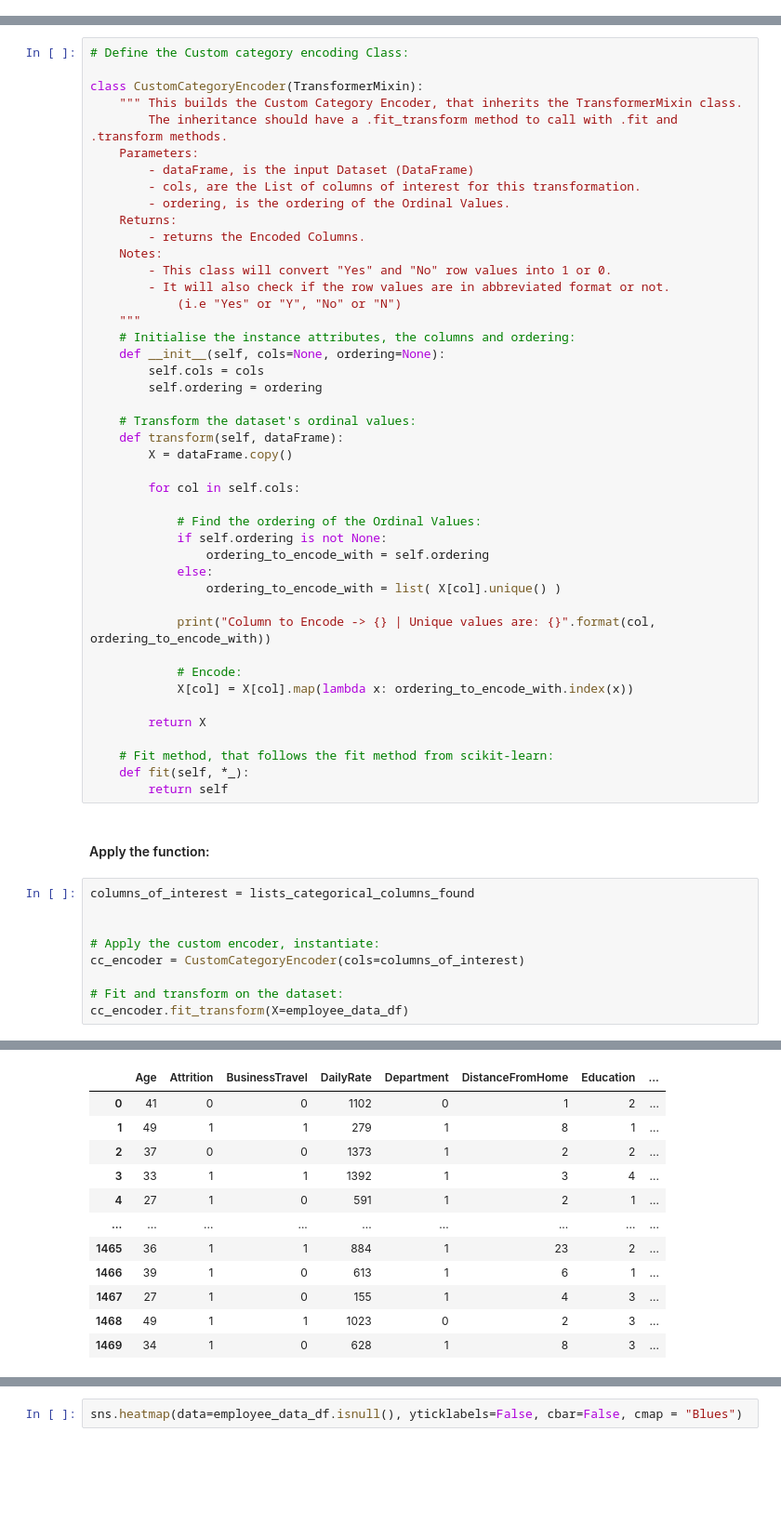
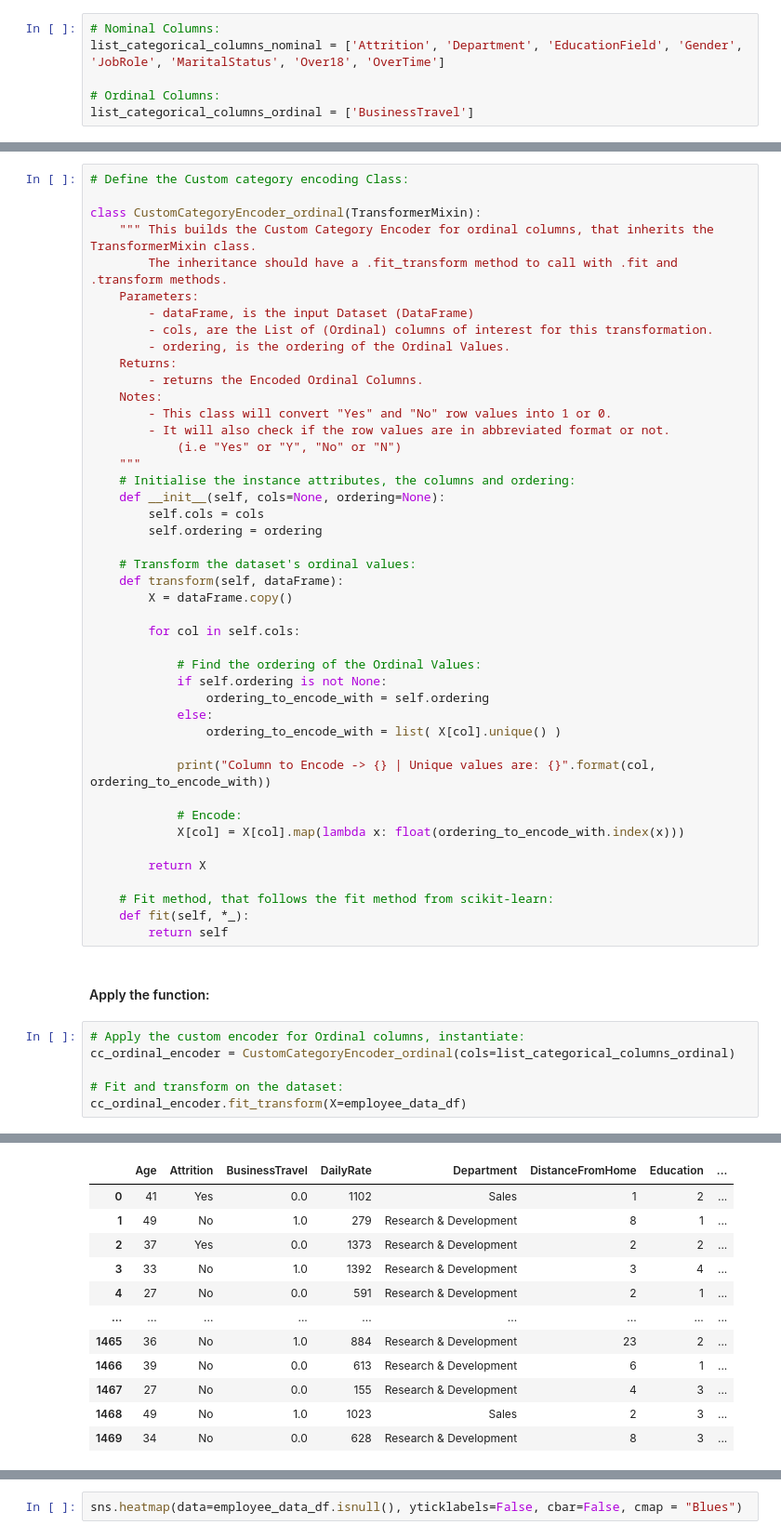
Before and after one commit to ylee9107/DS_Projects_for_Business, a Jupyter notebook: Project 1 - DS for HR department/DSB_Human Resource Department.ipynb, the cells around one changed output, grey strips where cells are left out. Shown: that part at 93% size. Cells and saved outputs as stored; diff of their text form; blank space fills up the shorter version.

```diff
--- a/Project 1 - DS for HR department/DSB_Human Resource Department.ipynb
+++ b/Project 1 - DS for HR department/DSB_Human Resource Department.ipynb
@@ -508,0 +603,6 @@ From the output above, the list of Categorical Columns found matches the ones ma
+# %%
+# Nominal Columns:
+list_categorical_columns_nominal = ['Attrition', 'Department', 'EducationField', 'Gender', 'JobRole', 'MaritalStatus', 'Over18', 'OverTime']
+
+# Ordinal Columns:
+list_categorical_columns_ordinal = ['BusinessTravel']
@@ -509,15 +673,15 @@ From the output above, the list of Categorical Columns found matches the ones ma
 # %%
 # Define the Custom category encoding Class:
 
-class CustomCategoryEncoder(TransformerMixin):
-    """ This builds the Custom Category Encoder, that inherits the TransformerMixin class.
+class CustomCategoryEncoder_ordinal(TransformerMixin):
+    """ This builds the Custom Category Encoder for ordinal columns, that inherits the TransformerMixin class.
         The inheritance should have a .fit_transform method to call with .fit and .transform methods.
     Parameters:
         - dataFrame, is the input Dataset (DataFrame)
-        - cols, are the List of columns of interest for this transformation.
+        - cols, are the List of (Ordinal) columns of interest for this transformation.
         - ordering, is the ordering of the Ordinal Values.
     Returns:
-        - returns the Encoded Columns.
+        - returns the Encoded Ordinal Columns.
     Notes:
         - This class will convert "Yes" and "No" row values into 1 or 0.
         - It will also check if the row values are in abbreviated format or not.
@@ -543,7 +707,7 @@ class CustomCategoryEncoder(TransformerMixin):
             print("Column to Encode -> {} | Unique values are: {}".format(col, ordering_to_encode_with))
 
             # Encode:
-            X[col] = X[col].map(lambda x: ordering_to_encode_with.index(x))
+            X[col] = X[col].map(lambda x: float(ordering_to_encode_with.index(x)))
 
         return X
 
@@ -553,12 +717,9 @@ class CustomCategoryEncoder(TransformerMixin):
 # %% [markdown]
 #### Apply the function:
 # %%
-columns_of_interest = lists_categorical_columns_found
-
-
-# Apply the custom encoder, instantiate:
-cc_encoder = CustomCategoryEncoder(cols=columns_of_interest)
+# Apply the custom encoder for Ordinal columns, instantiate:
+cc_ordinal_encoder = CustomCategoryEncoder_ordinal(cols=list_categorical_columns_ordinal)
 
 # Fit and transform on the dataset:
-cc_encoder.fit_transform(X=employee_data_df)
+cc_ordinal_encoder.fit_transform(X=employee_data_df)
 # %% [output]
@@ -574,13 +727,13 @@ Column to Encode -> OverTime | Unique values are: ['Yes', 'No']
 |  | Age | Attrition | BusinessTravel | DailyRate | Department | DistanceFromHome | Education | ... |
-| 0 | 41 | 0 | 0 | 1102 | 0 | 1 | 2 | ... |
-| 1 | 49 | 1 | 1 | 279 | 1 | 8 | 1 | ... |
-| 2 | 37 | 0 | 0 | 1373 | 1 | 2 | 2 | ... |
-| 3 | 33 | 1 | 1 | 1392 | 1 | 3 | 4 | ... |
-| 4 | 27 | 1 | 0 | 591 | 1 | 2 | 1 | ... |
+| 0 | 41 | Yes | 0.0 | 1102 | Sales | 1 | 2 | ... |
+| 1 | 49 | No | 1.0 | 279 | Research & Development | 8 | 1 | ... |
+| 2 | 37 | Yes | 0.0 | 1373 | Research & Development | 2 | 2 | ... |
+| 3 | 33 | No | 1.0 | 1392 | Research & Development | 3 | 4 | ... |
+| 4 | 27 | No | 0.0 | 591 | Research & Development | 2 | 1 | ... |
 | ... | ... | ... | ... | ... | ... | ... | ... | ... |
-| 1465 | 36 | 1 | 1 | 884 | 1 | 23 | 2 | ... |
-| 1466 | 39 | 1 | 0 | 613 | 1 | 6 | 1 | ... |
-| 1467 | 27 | 1 | 0 | 155 | 1 | 4 | 3 | ... |
-| 1468 | 49 | 1 | 1 | 1023 | 0 | 2 | 3 | ... |
-| 1469 | 34 | 1 | 0 | 628 | 1 | 8 | 3 | ... |
+| 1465 | 36 | No | 1.0 | 884 | Research & Development | 23 | 2 | ... |
+| 1466 | 39 | No | 0.0 | 613 | Research & Development | 6 | 1 | ... |
+| 1467 | 27 | No | 0.0 | 155 | Research & Development | 4 | 3 | ... |
+| 1468 | 49 | No | 1.0 | 1023 | Sales | 2 | 3 | ... |
+| 1469 | 34 | No | 0.0 | 628 | Research & Development | 8 | 3 | ... |
 1470 rows × 35 columns
```
Also changed, not shown: parts of 29 cells of this notebook.
